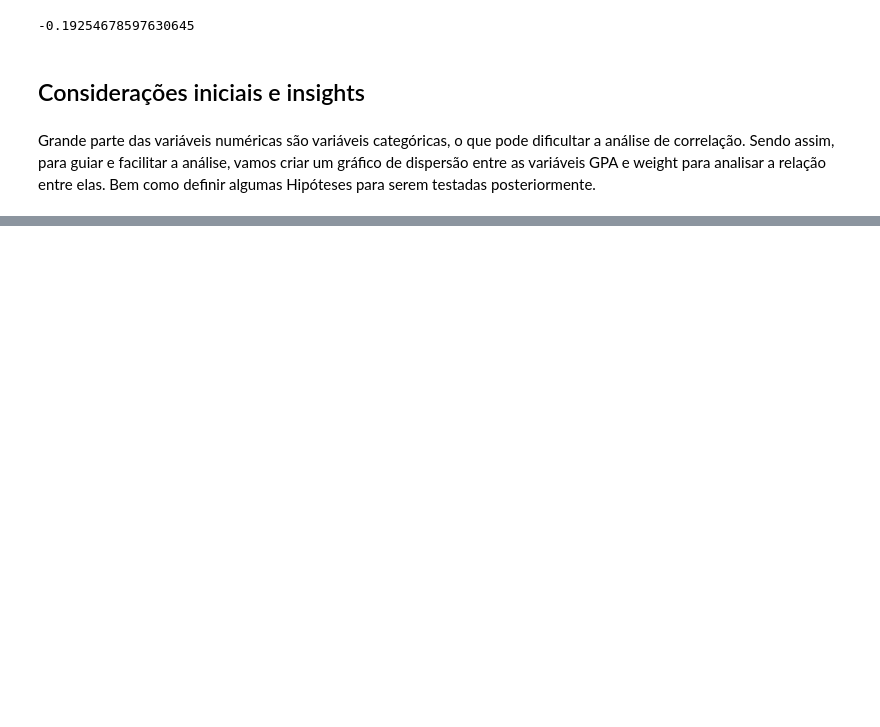
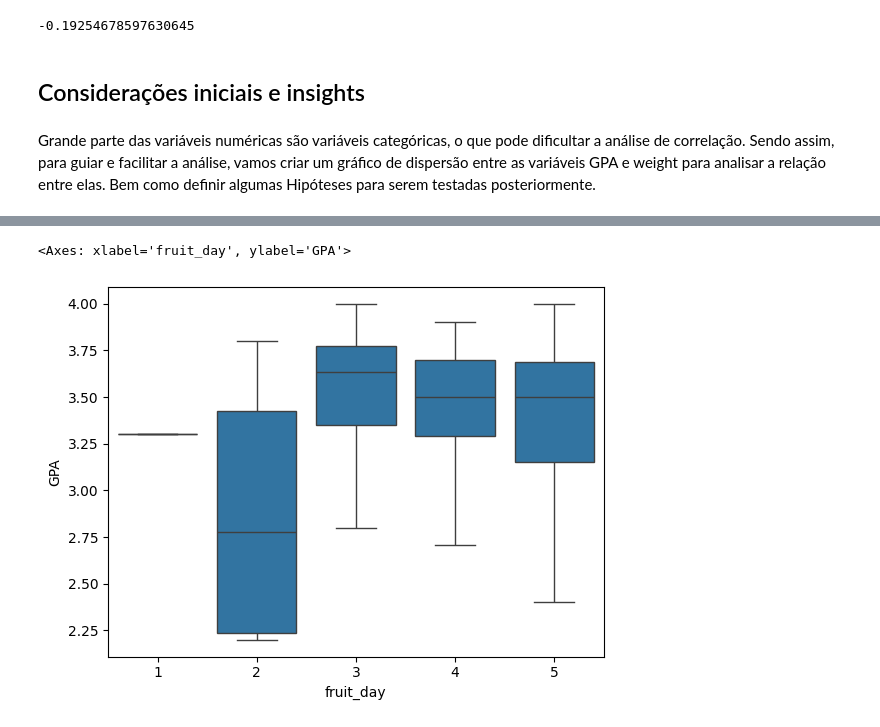
Before and after one commit to JhonasVoc/food_choice_projeto_1, a Jupyter notebook: notebooks/EDA.ipynb, the cells around one changed output, grey strips where cells are left out. Saved outputs shown, nothing was run; the diff lists cells and outputs as text; code cells hidden in the pictures; blank space fills up the shorter version.

```diff
--- a/notebooks/EDA.ipynb
+++ b/notebooks/EDA.ipynb
@@ -475,0 +590,5 @@ Não há interação clara entre a variavél 'weight' e 'GPA'.
+# %%
+sns.boxplot(data=df_processado, y='GPA', x='fruit_day')
+# %% [output]
+<Axes: xlabel='fruit_day', ylabel='GPA'>
+[figure, added]
```
Also changed, not shown: parts of 27 cells of this notebook, 4 other files.
